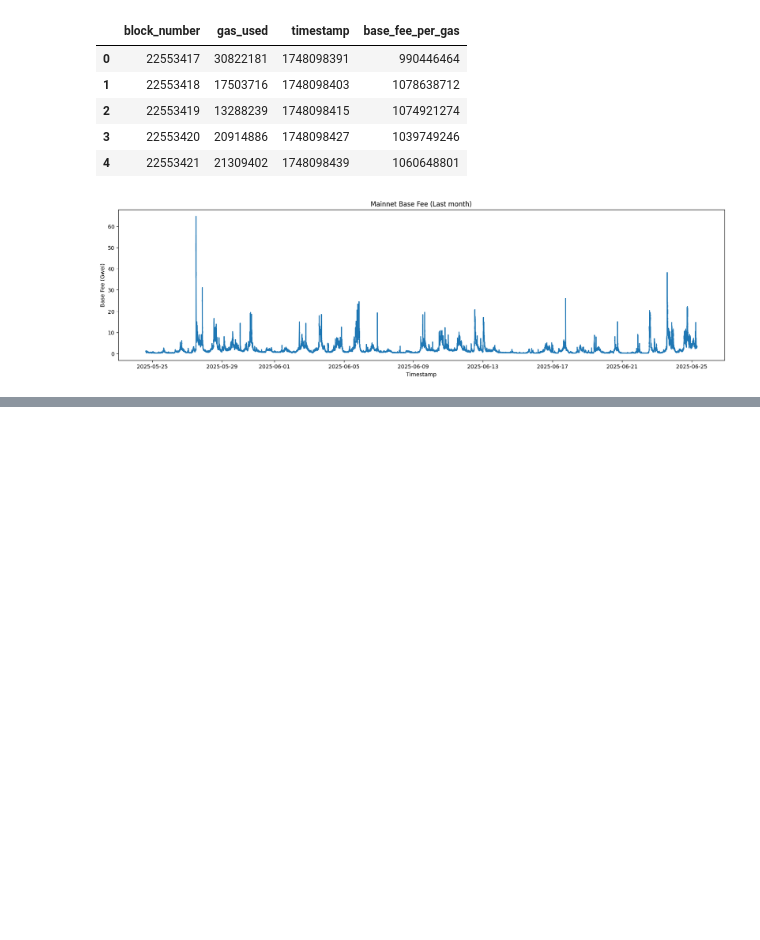
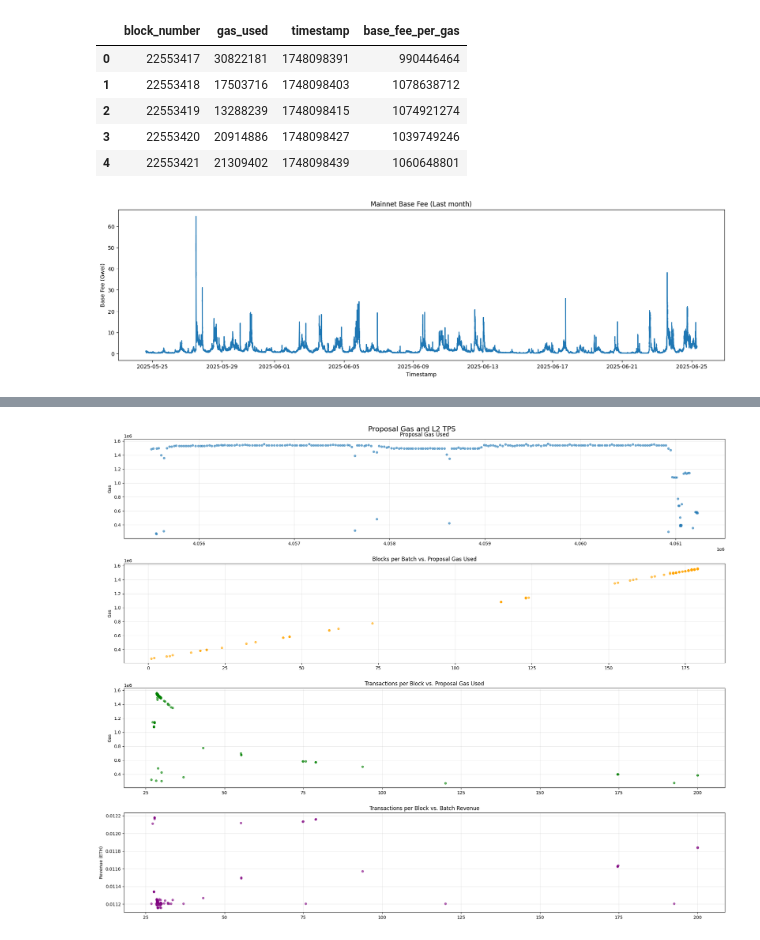
Before and after one commit to chainbound/taiko-priority-fee, a Jupyter notebook: main.ipynb, the cells around one changed output, grey strips where cells are left out. Cells and saved outputs as stored; diff of their text form; code cells hidden in the pictures; blank space fills up the shorter version.

```diff
--- a/main.ipynb
+++ b/main.ipynb
@@ -227,3 +219,44 @@ final_df['effective_gas_price'] = final_df['mainnet_gas_cost'] / final_df['gas_u
+# %%
+
+# Relationship between L2 TPS, blocks per batch and proposal costs
+fig, axes = plt.subplots(4, 1, figsize=(20, 16))
+fig.suptitle('Proposal Gas and L2 TPS', fontsize=16)
+
+axes[0].scatter(final_df['block_number'], final_df['gas_used'], alpha=0.6, s=20)
+axes[0].set_ylabel('Gas')
+axes[0].set_title('Proposal Gas Used')
+axes[0].grid(True, alpha=0.3)
+
+axes[1].scatter(final_df['num_blocks'], final_df['gas_used'], alpha=0.6, s=20, color='orange')
+axes[1].set_ylabel('Gas')
+axes[1].set_title('Blocks per Batch vs. Proposal Gas Used')
+axes[1].grid(True, alpha=0.3)
+
+axes[2].scatter(final_df['num_transactions'] / final_df['num_blocks'], final_df['gas_used'], alpha=0.6, s=20, color='green')
+axes[2].set_ylabel('Gas')
+axes[2].set_title('Transactions per Block vs. Proposal Gas Used')
+axes[2].grid(True, alpha=0.3)
+
+# Outlier filtering: replace extreme values with median
+filtered_df = final_df.copy(deep=True)
+median_balance_change = filtered_df['balance_change'].median()
+upper_threshold = filtered_df['balance_change'].quantile(0.99)
+lower_threshold = filtered_df['balance_change'].quantile(0.10)
+
+# Replace outliers in the balance_change column specifically
+filtered_df.loc[filtered_df['balance_change'] > upper_threshold, 'balance_change'] = median_balance_change
+filtered_df.loc[filtered_df['balance_change'] < lower_threshold, 'balance_change'] = median_balance_change
+
+# Transactions per block vs batch profit
+axes[3].scatter(final_df['num_transactions'] / final_df['num_blocks'], filtered_df['balance_change'] / 1e18, alpha=0.6, s=20, color='purple')
+axes[3].set_ylabel('Revenue (ETH)')
+axes[3].set_title('Transactions per Block vs. Batch Revenue')
+axes[3].grid(True, alpha=0.3)
+
+plt.tight_layout()
+plt.show()
+# %% [output]
+[figure, added]
 # %%
 plt.style.use('default')
 
```
Also changed, not shown: parts of 11 cells of this notebook, 3 other files.
